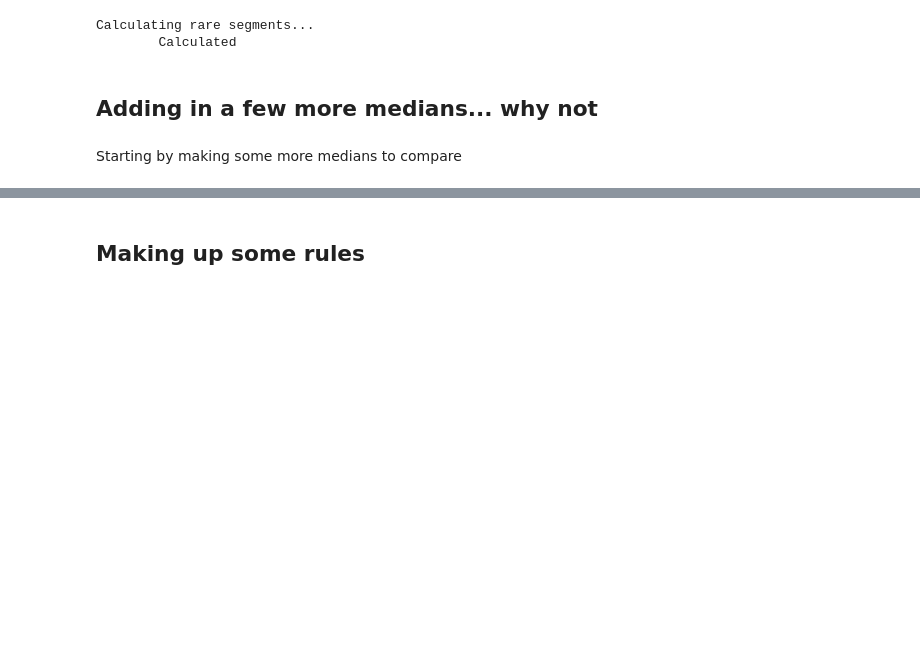
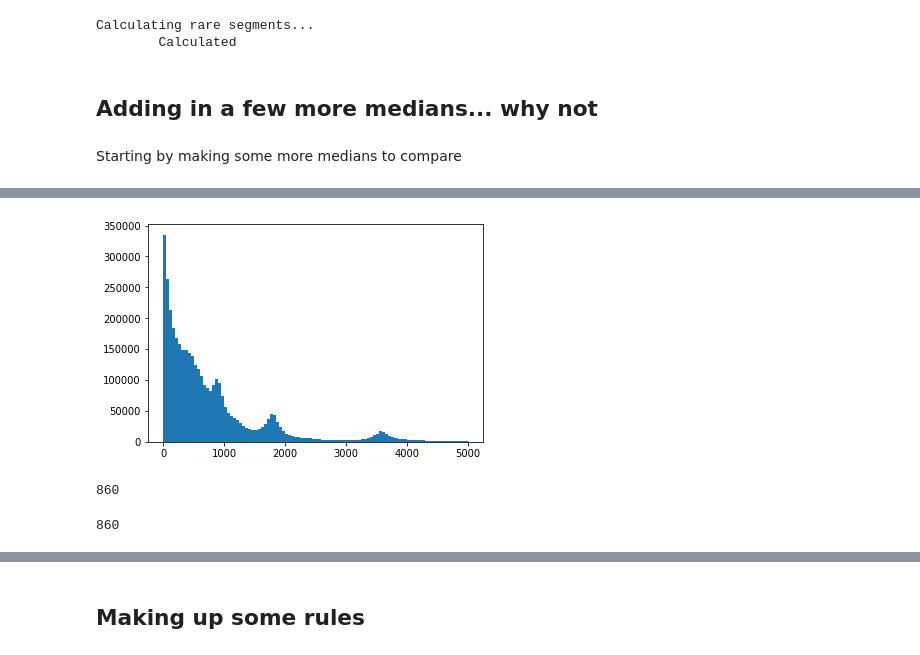
Before and after one commit to gingertom/buses, a Jupyter notebook: Data Exploration/Rules for predicting dwell times.ipynb, the cells around one changed output, grey strips where cells are left out. Saved outputs shown, nothing was run; the diff lists cells and outputs as text; code cells hidden in the pictures; blank space fills up the shorter version.

```diff
--- a/Data Exploration/Rules for predicting dwell times.ipynb
+++ b/Data Exploration/Rules for predicting dwell times.ipynb
@@ -155,0 +299,15 @@ se = exclude_columns_containing(se, ["prev_segment_code_",
+# %%
+se_prev_stopCode_groups = se.groupby(["prev_stopCode"])
+# %%
+se['last_bus_gap'] = np.nan
+se['next_bus_gap'] = np.nan
+# %%
+for name, stop in tqdm(se_prev_stopCode_groups):
+
+    stop = stop.sort_values("prev_actualArrival")
+
+    previous_bus = stop.shift(1)
+    next_bus = stop.shift(-1)
+
+    se.loc[stop.index, 'last_bus_gap'] = (stop['prev_actualArrival'] - previous_bus['prev_actualArrival']).astype('<m8[s]')
+    se.loc[stop.index, 'next_bus_gap'] = (next_bus['prev_actualArrival'] - stop['prev_actualArrival']).astype('<m8[s]')
@@ -155,0 +316,15 @@ se = exclude_columns_containing(se, ["prev_segment_code_",
+# %%
+se = se.dropna(subset=['last_bus_gap', 'next_bus_gap'])
+# se['next_bus_gap'] = se['next_bus_gap'].values.astype(float) * 1e-9
+# %%
+plt.hist(se['last_bus_gap'], bins=100, range=(0, 5000));
+# %% [output]
+[figure, added]
+# %%
+np.count_nonzero(np.isnan(se['last_bus_gap']))
+# %% [output]
+860
+# %%
+np.count_nonzero(np.isnan(se['next_bus_gap']))
+# %% [output]
+860
```
Also changed, not shown: parts of 84 cells of this notebook.
